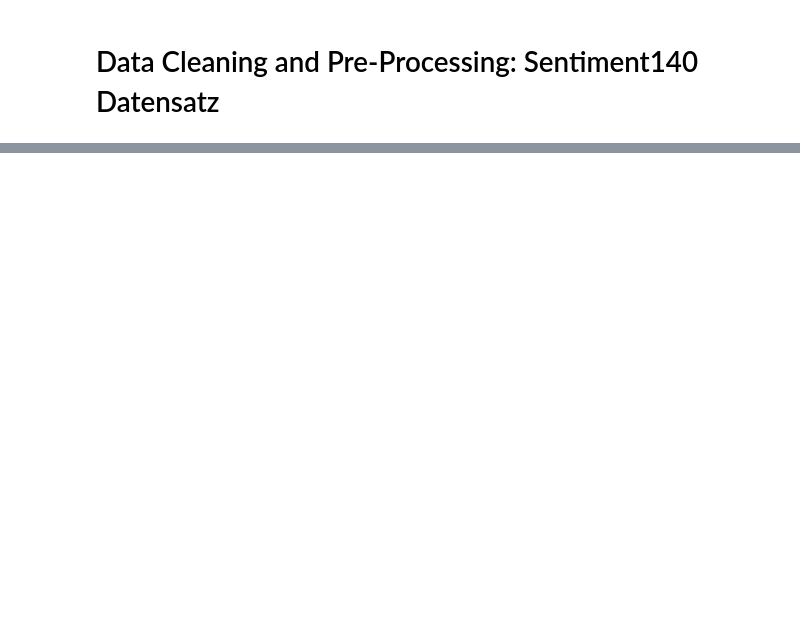
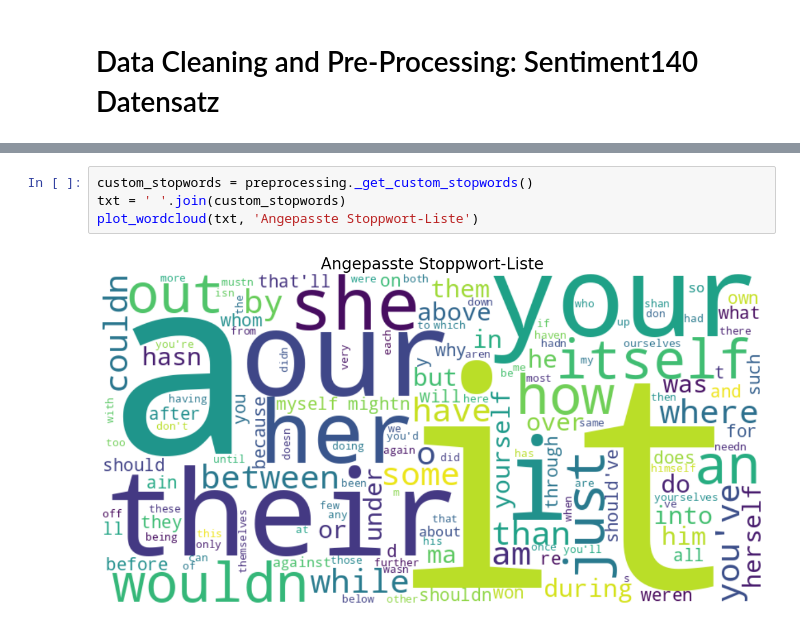
Before and after one commit to felLind/propra_webscience_ws24, a Jupyter notebook: propra_webscience_ws24/02-data-cleaning-and-preparation.ipynb, the cells around one changed output, grey strips where cells are left out. Cells and saved outputs as stored; diff of their text form; blank space fills up the shorter version.

```diff
--- a/propra_webscience_ws24/02-data-cleaning-and-preparation.ipynb
+++ b/propra_webscience_ws24/02-data-cleaning-and-preparation.ipynb
@@ -141,0 +96,6 @@ Wall time: 7min 16s
+# %%
+custom_stopwords = preprocessing._get_custom_stopwords()
+txt = ' '.join(custom_stopwords)
+plot_wordcloud(txt, 'Angepasste Stoppwort-Liste')
+# %% [output]
+[figure, added]
```
Also changed, not shown: parts of 30 cells of this notebook, 4 other files.
